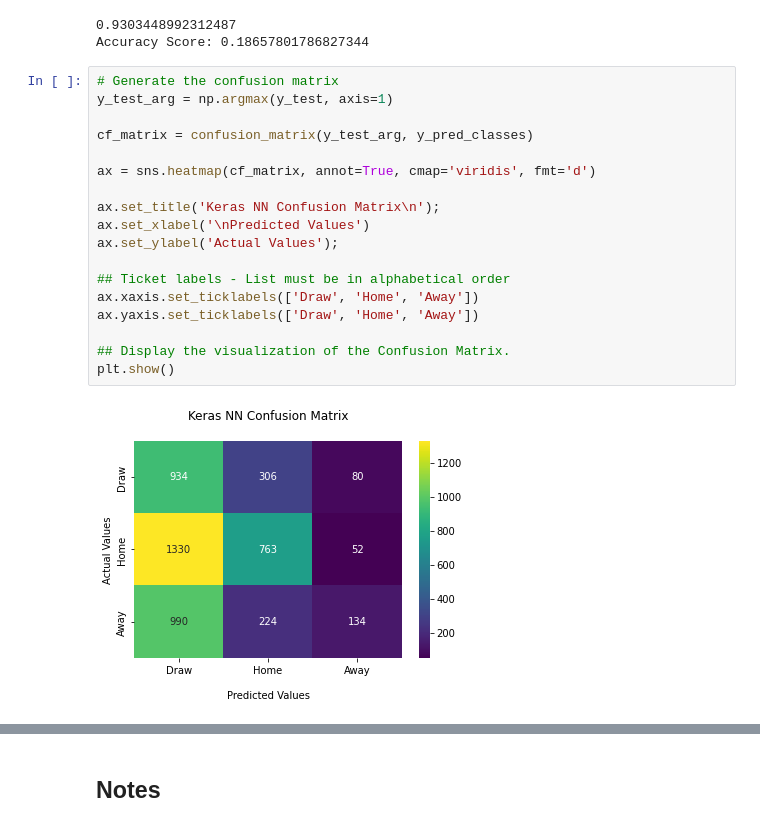
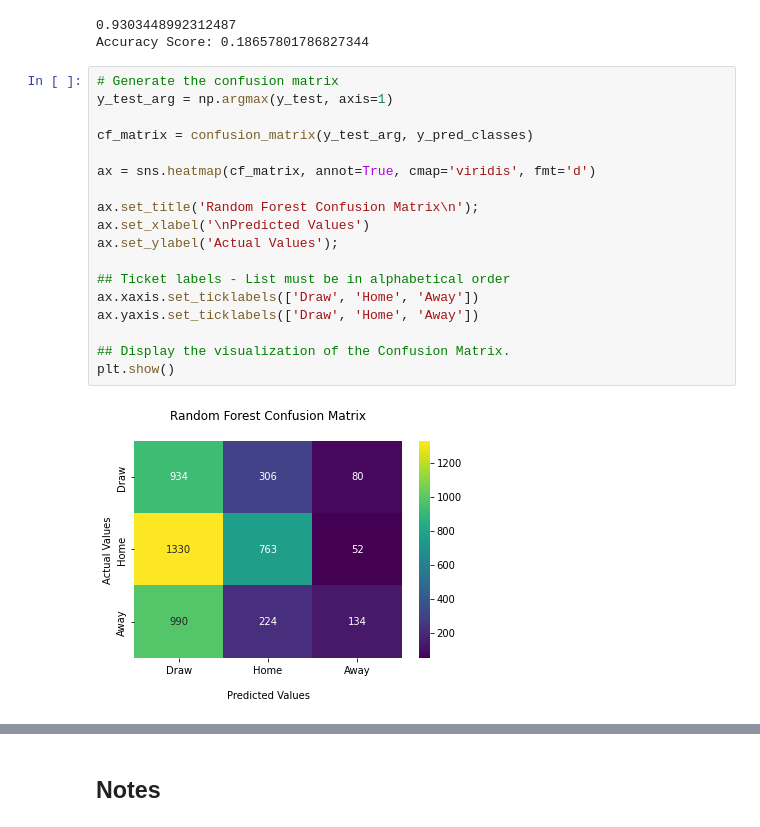
Before and after one commit to cassarpacerobert/masters_in_ai_football_predictions, a Jupyter notebook: code/ai_predictions_pd_features_only.ipynb, the cells around one changed output, grey strips where cells are left out. Cells and saved outputs as stored; diff of their text form.

```diff
--- a/code/ai_predictions_pd_features_only.ipynb
+++ b/code/ai_predictions_pd_features_only.ipynb
@@ -292,20 +287,20 @@ Accuracy Score: 0.18657801786827344
 # %%
 # Generate the confusion matrix
 y_test_arg = np.argmax(y_test, axis=1)
 
 cf_matrix = confusion_matrix(y_test_arg, y_pred_classes)
 
 ax = sns.heatmap(cf_matrix, annot=True, cmap='viridis', fmt='d')
 
-ax.set_title('Keras NN Confusion Matrix\n');
+ax.set_title('Random Forest Confusion Matrix\n');
 ax.set_xlabel('\nPredicted Values')
 ax.set_ylabel('Actual Values');
 
 ## Ticket labels - List must be in alphabetical order
 ax.xaxis.set_ticklabels(['Draw', 'Home', 'Away'])
 ax.yaxis.set_ticklabels(['Draw', 'Home', 'Away'])
 
 ## Display the visualization of the Confusion Matrix.
 plt.show()
 # %% [output]
-[figure, old version]
+[figure, new version]
```
Also changed, not shown: parts of 3 cells of this notebook, 3 other files.
